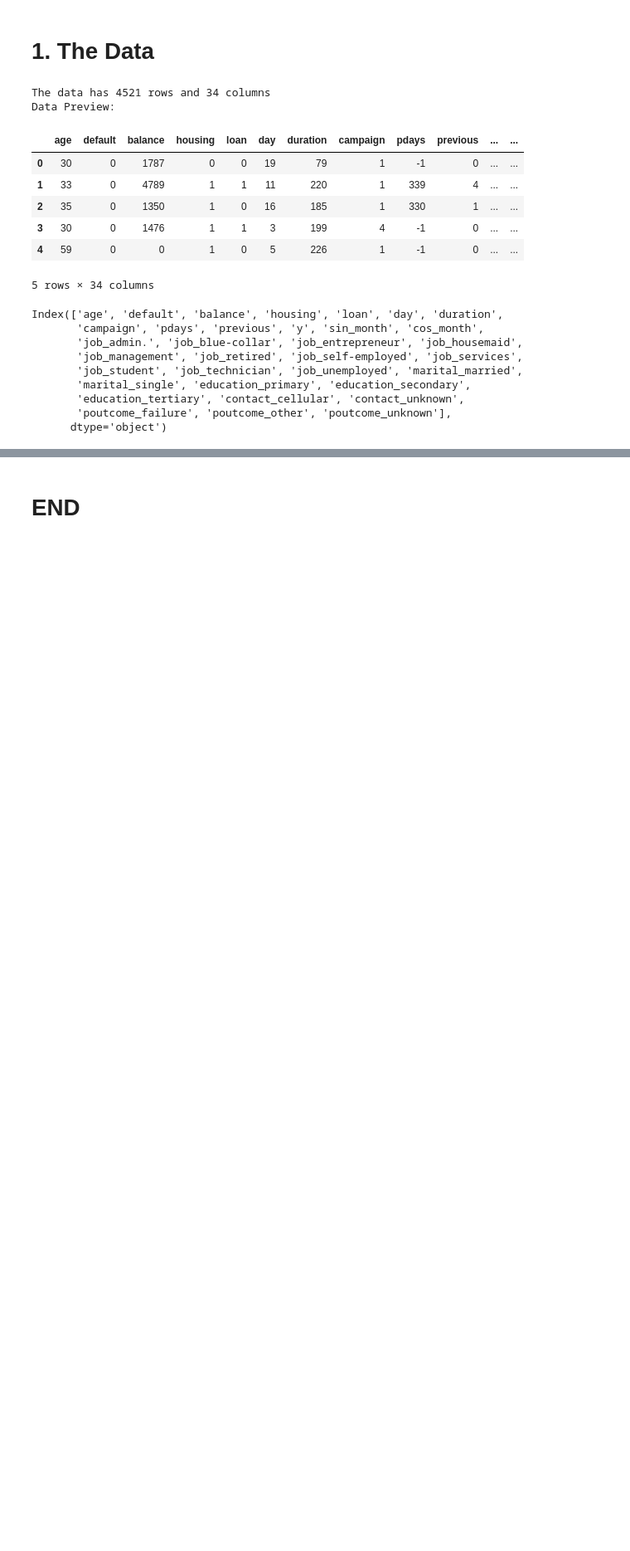
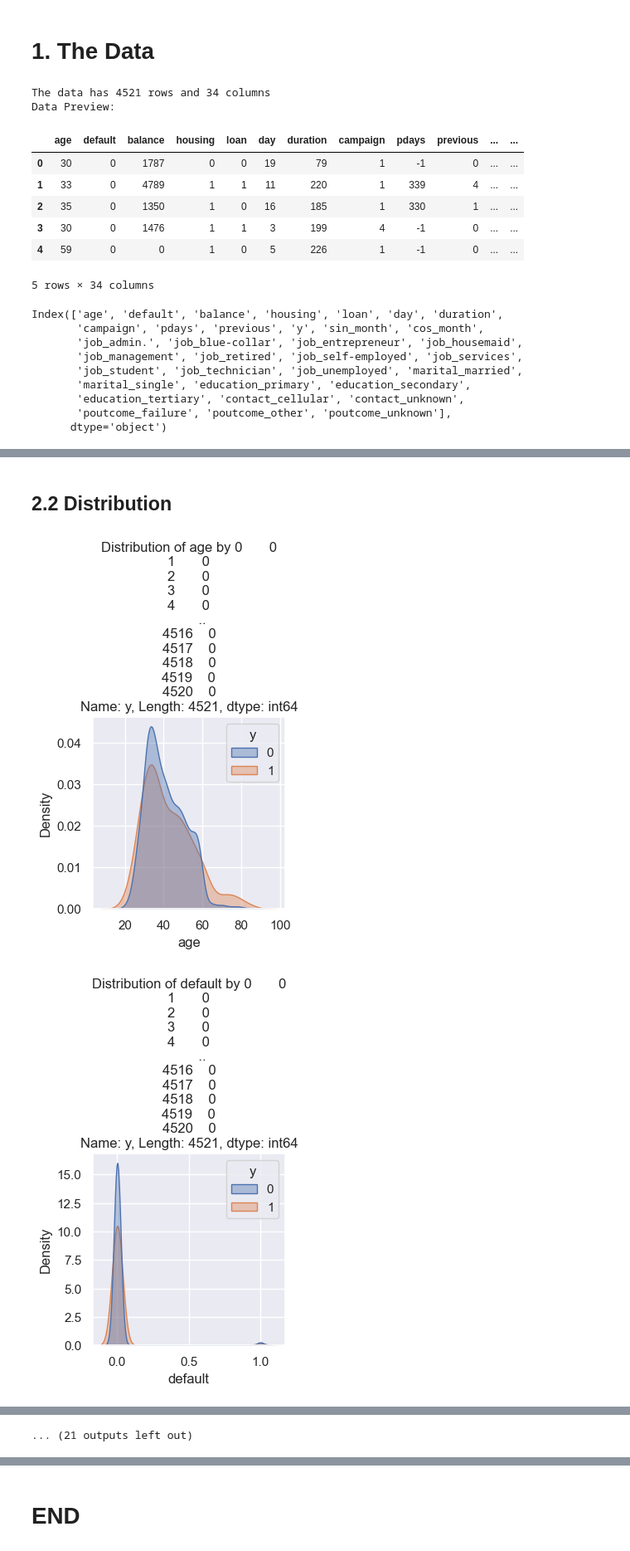
Before and after one commit to ShirsenduRyo/06-Segmentations, a Jupyter notebook: notebooks/02 Pre - Process II.ipynb, the cells around one changed output, grey strips where cells are left out. Shown at 83% size. Drawn from its saved outputs; the diff is of its cells as text; code cells hidden in the pictures; blank space fills up the shorter version.

```diff
--- a/notebooks/02 Pre - Process II.ipynb
+++ b/notebooks/02 Pre - Process II.ipynb
@@ -24,2 +17,6 @@ from sklearn.metrics import silhouette_score, davies_bouldin_score, calinski_har
+# %%
+import matplotlib.pyplot as plt
+import seaborn as sns
+sns.set_theme(style="darkgrid")
 # %% [markdown]
 ## 0.2 Utilities
@@ -71,0 +23,13 @@ class ClusterEvaluator:
+# %%
+def plot_distributions(df, target_col):
+    for col in df.columns:
+        if not pd.api.types.is_numeric_dtype(df[col]):
+            continue
+
+        plt.figure(figsize=(3, 3))
+        sns.kdeplot(
+            data=df, x=col, hue=target_col,
+            common_norm=False, fill=True, alpha=0.4
+        )
+        plt.title(f"Distribution of {col} by {target_col}")
+        plt.show()
@@ -139,0 +119,7 @@ print(evaluator.fit_and_evaluate("hierarchical", n_clusters=3, linkage="ward"))
+# %% [markdown]
+## 2.2 Distribution
+# %%
+plot_distributions(X, target_col=y)
+# %% [output]
+[figure, added]
+[figure, added]
@@ -139,0 +136 @@ print(evaluator.fit_and_evaluate("hierarchical", n_clusters=3, linkage="ward"))
+... (21 outputs left out)
```
Also changed, not shown: parts of 25 cells of this notebook, 2 other files.
